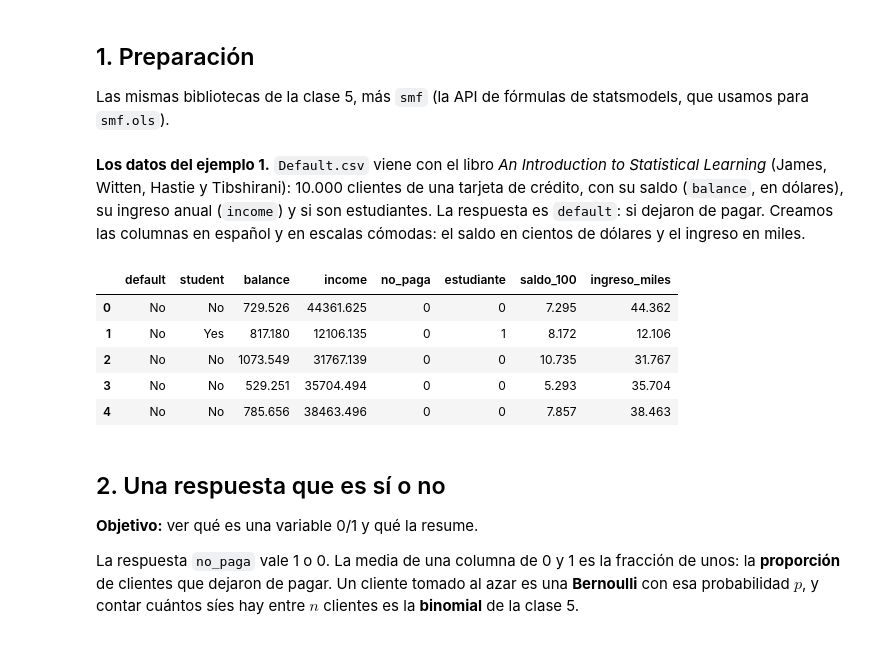
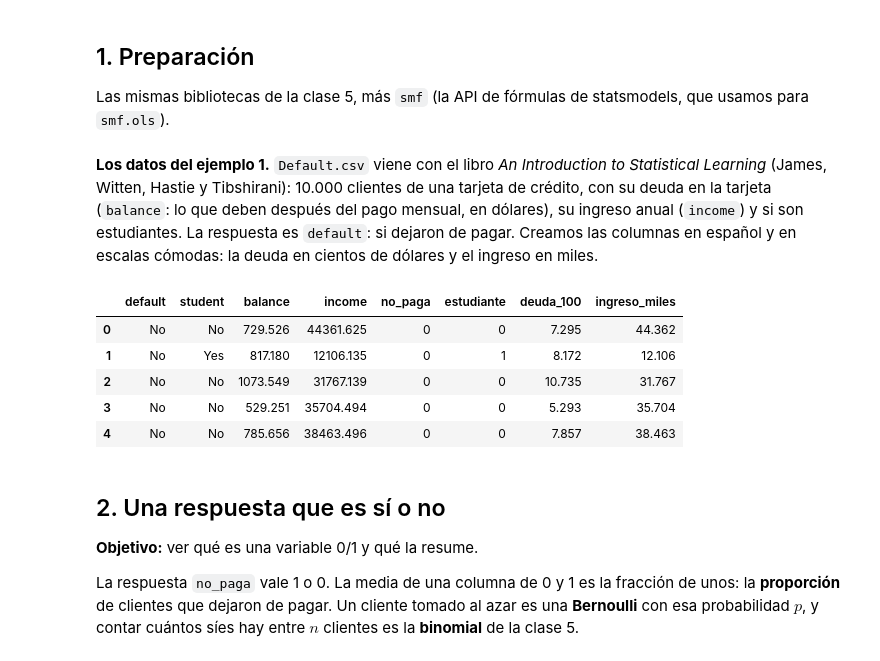
Before and after one commit to daniopitz/diplomado-cdd, a Jupyter notebook: 06_regresion_logistica.ipynb, the cells around one changed output. Cells and saved outputs as stored; diff of their text form; code cells hidden in the pictures.

Commit message:
Clase 6: la variable balance se llama deuda en la tarjeta (lo que se debe tras el pago mensual), no saldo
Co-Authored-By: Claude Fable 5.1 <noreply@anthropic.com>

```diff
--- a/06_regresion_logistica.ipynb
+++ b/06_regresion_logistica.ipynb
@@ -28,16 +28,16 @@ BASE = "datos/clase06/"
 # Alternativa por URL, si no tiene el repositorio clonado:
 # BASE = "https://raw.githubusercontent.com/daniopitz/diplomado-cdd/main/datos/clase06/"
 # %% [markdown]
-**Los datos del ejemplo 1.** `Default.csv` viene con el libro *An Introduction to Statistical Learning* (James, Witten, Hastie y Tibshirani): 10.000 clientes de una tarjeta de crédito, con su saldo (`balance`, en dólares), su ingreso anual (`income`) y si son estudiantes. La respuesta es `default`: si dejaron de pagar. Creamos las columnas en español y en escalas cómodas: el saldo en cientos de dólares y el ingreso en miles.
+**Los datos del ejemplo 1.** `Default.csv` viene con el libro *An Introduction to Statistical Learning* (James, Witten, Hastie y Tibshirani): 10.000 clientes de una tarjeta de crédito, con su deuda en la tarjeta (`balance`: lo que deben después del pago mensual, en dólares), su ingreso anual (`income`) y si son estudiantes. La respuesta es `default`: si dejaron de pagar. Creamos las columnas en español y en escalas cómodas: la deuda en cientos de dólares y el ingreso en miles.
 # %%
 clientes = pd.read_csv(BASE + "default_islr.csv")
 clientes["no_paga"] = (clientes["default"] == "Yes").astype(int)   # la respuesta: 1 si dejó de pagar
 clientes["estudiante"] = (clientes["student"] == "Yes").astype(int)
-clientes["saldo_100"] = clientes["balance"] / 100      # el saldo, en cientos de dólares
+clientes["deuda_100"] = clientes["balance"] / 100      # la deuda, en cientos de dólares
 clientes["ingreso_miles"] = clientes["income"] / 1000  # el ingreso anual, en miles de dólares
 clientes.head()
 # %% [output]
-|  | default | student | balance | income | no_paga | estudiante | saldo_100 | ingreso_miles |
+|  | default | student | balance | income | no_paga | estudiante | deuda_100 | ingreso_miles |
 | 0 | No | No | 729.526 | 44361.625 | 0 | 0 | 7.295 | 44.362 |
 | 1 | No | Yes | 817.180 | 12106.135 | 0 | 1 | 8.172 | 12.106 |
 | 2 | No | No | 1073.549 | 31767.139 | 0 | 0 | 10.735 | 31.767 |
```
Also changed, not shown: parts of 17 cells of this notebook, 6 other files.
